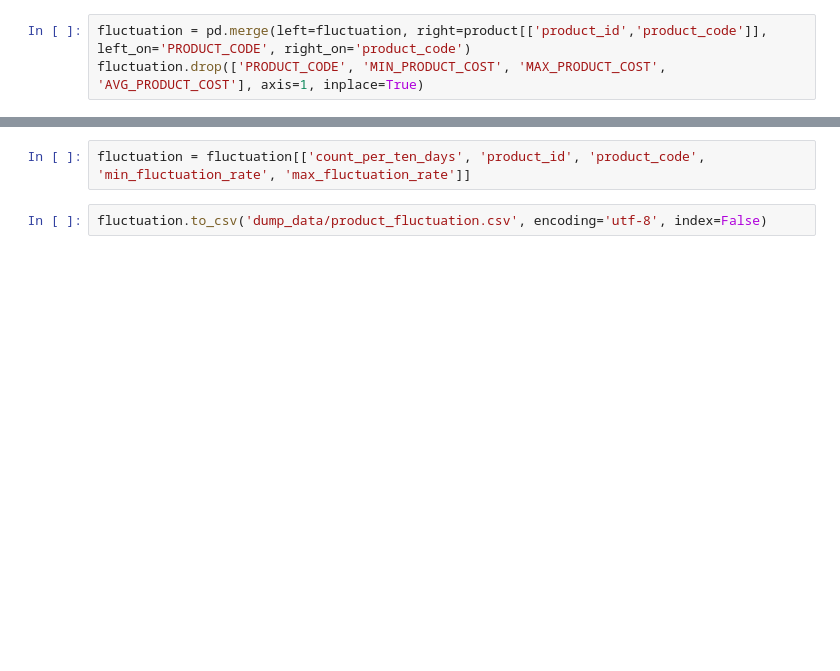
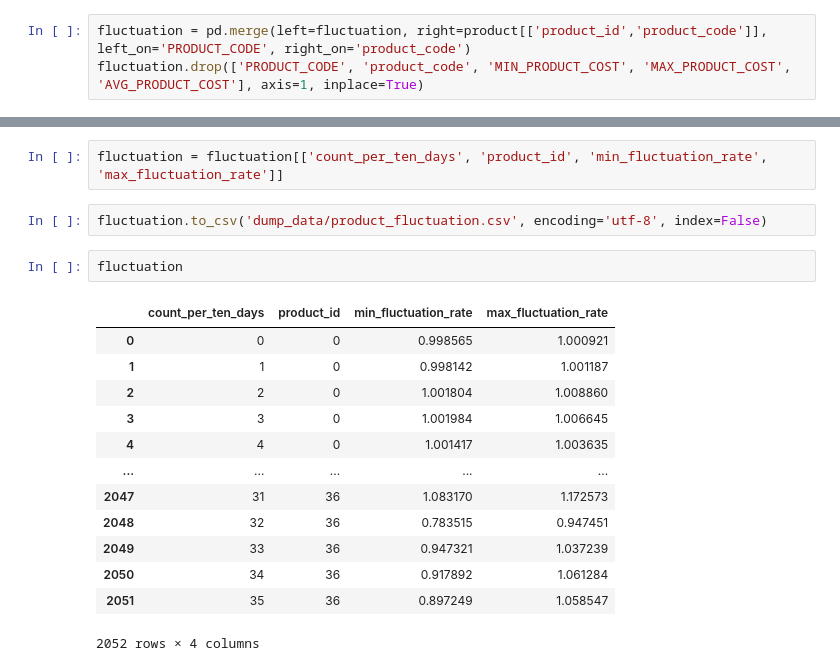
Before and after one commit to SSUYA-S/tteoksang, a Jupyter notebook: product/data_processing/generate_dump_csv.ipynb, the cells around one changed output, grey strips where cells are left out. Cells and saved outputs as stored; diff of their text form; blank space fills up the shorter version.

```diff
--- a/product/data_processing/generate_dump_csv.ipynb
+++ b/product/data_processing/generate_dump_csv.ipynb
@@ -89,10 +91,26 @@ product.to_csv('dump_data/product.csv', encoding='utf-8', index=False)
 fluctuation = pd.read_csv('data/product_cost_fluctuation.csv', encoding='utf-8')
 # %%
 fluctuation = pd.merge(left=fluctuation, right=product[['product_id','product_code']], left_on='PRODUCT_CODE', right_on='product_code')
-fluctuation.drop(['PRODUCT_CODE', 'MIN_PRODUCT_COST', 'MAX_PRODUCT_COST', 'AVG_PRODUCT_COST'], axis=1, inplace=True)
+fluctuation.drop(['PRODUCT_CODE', 'product_code', 'MIN_PRODUCT_COST', 'MAX_PRODUCT_COST', 'AVG_PRODUCT_COST'], axis=1, inplace=True)
 # %%
 fluctuation.rename(columns={'COUNT_PER_TEN_DAYS':'count_per_ten_days', 'MAX_FLUCTUATION_RATE': 'max_fluctuation_rate', 'MIN_FLUCTUATION_RATE': 'min_fluctuation_rate'}, inplace=True)
 # %%
-fluctuation = fluctuation[['count_per_ten_days', 'product_id', 'product_code', 'min_fluctuation_rate', 'max_fluctuation_rate']]
+fluctuation = fluctuation[['count_per_ten_days', 'product_id', 'min_fluctuation_rate', 'max_fluctuation_rate']]
 # %%
 fluctuation.to_csv('dump_data/product_fluctuation.csv', encoding='utf-8', index=False)
+# %%
+fluctuation
+# %% [output]
+|  | count_per_ten_days | product_id | min_fluctuation_rate | max_fluctuation_rate |
+| 0 | 0 | 0 | 0.998565 | 1.000921 |
+| 1 | 1 | 0 | 0.998142 | 1.001187 |
+| 2 | 2 | 0 | 1.001804 | 1.008860 |
+| 3 | 3 | 0 | 1.001984 | 1.006645 |
+| 4 | 4 | 0 | 1.001417 | 1.003635 |
+| ... | ... | ... | ... | ... |
+| 2047 | 31 | 36 | 1.083170 | 1.172573 |
+| 2048 | 32 | 36 | 0.783515 | 0.947451 |
+| 2049 | 33 | 36 | 0.947321 | 1.037239 |
+| 2050 | 34 | 36 | 0.917892 | 1.061284 |
+| 2051 | 35 | 36 | 0.897249 | 1.058547 |
+2052 rows × 4 columns
```
Also changed, not shown: parts of 3 cells of this notebook, 5 other files.
